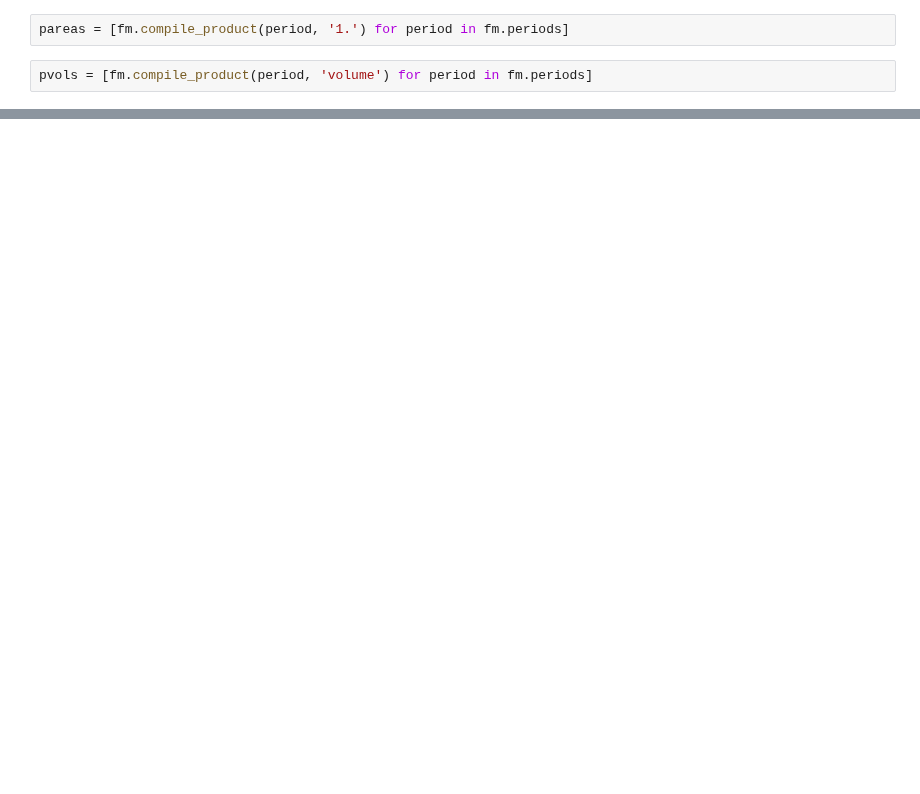
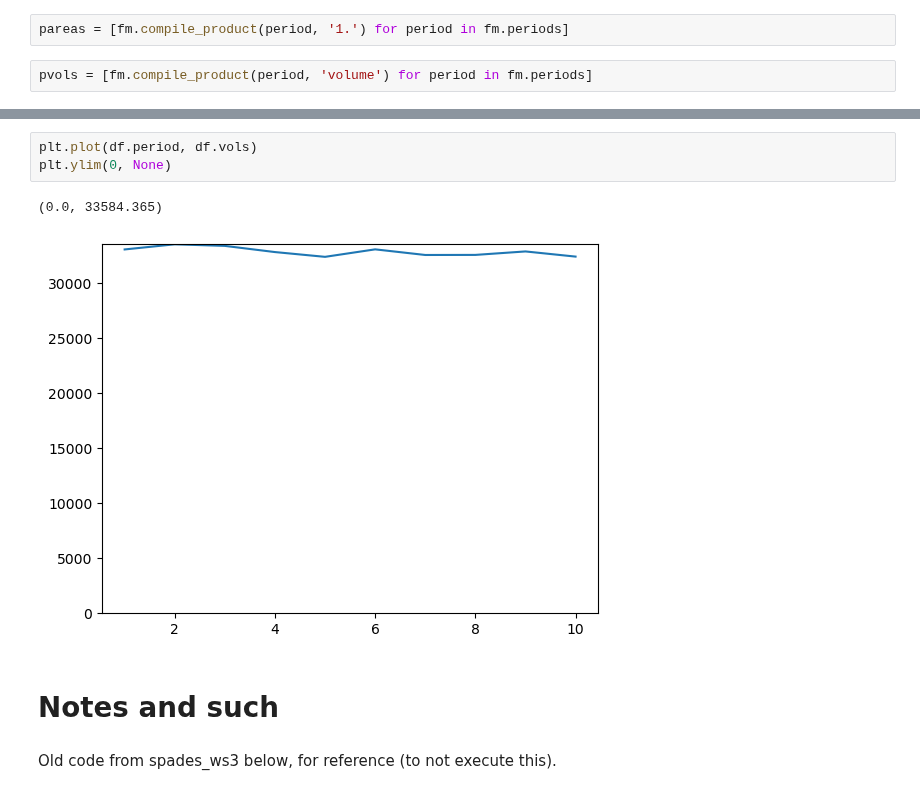
Before and after one commit to gparadis/model_prototype_0, a Jupyter notebook: model_run.ipynb, the cells around one changed output, grey strips where cells are left out. Saved outputs shown, nothing was run; the diff lists cells and outputs as text; blank space fills up the shorter version.

```diff
--- a/model_run.ipynb
+++ b/model_run.ipynb
@@ -615,0 +290,10 @@ df
+# %%
+plt.plot(df.period, df.vols)
+plt.ylim(0, None)
+# %% [output]
+(0.0, 33584.365)
+[figure, added]
+# %% [markdown]
+# Notes and such
+# %% [markdown]
+Old code from spades_ws3 below, for reference (to not execute this).
```
Also changed, not shown: parts of 46 cells of this notebook, 1 other file.
